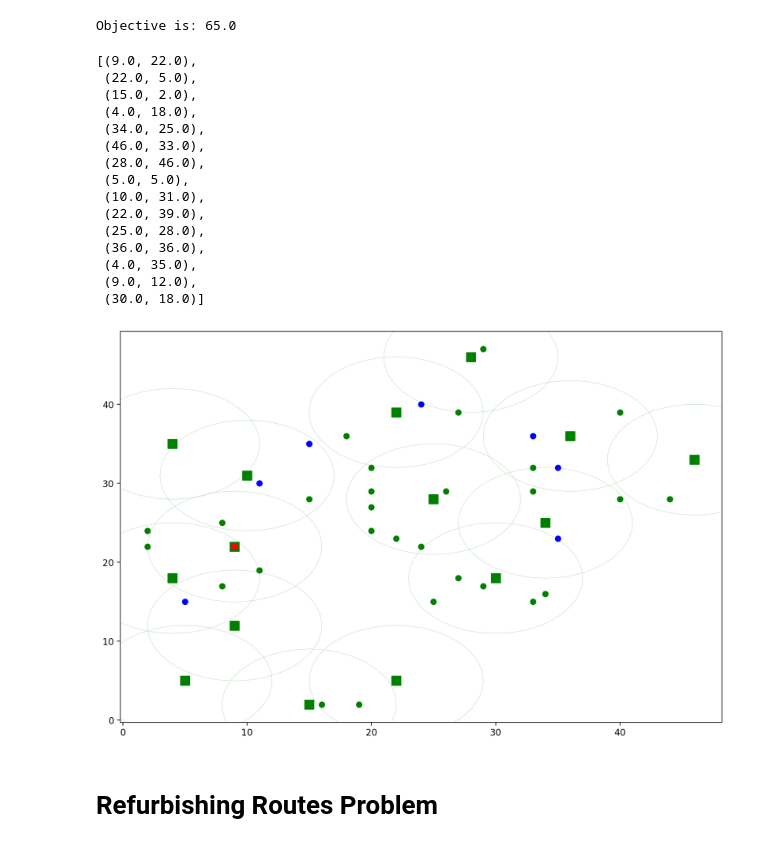
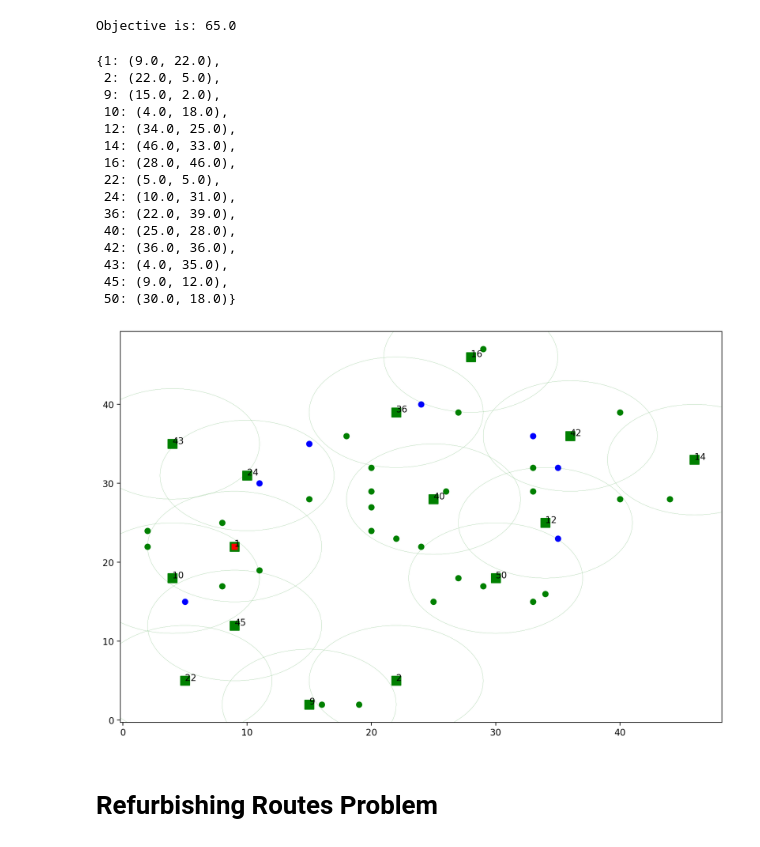
Before and after one commit to andreabosisio/RoboMarkt, a Jupyter notebook: RoboMarkt.ipynb, the cells around one changed output. Drawn from its saved outputs; the diff is of its cells as text; code cells hidden in the pictures.

Commit message:
clarke-wright implementation (to test)  + plotting with bugs

```diff
--- a/RoboMarkt.ipynb
+++ b/RoboMarkt.ipynb
@@ -76,43 +78,42 @@ print("Objective is:", totalcost.value())
 # %% [output]
 Objective is: 65.0
 # %%
-stores = ampl.get_variable('y').get_values().toDict()
+y = ampl.get_variable('y').get_values().toDict()
 ampl.close()
 
 # Installed stores coordinates
-storesCoords = list()
+# Installed stores coordinates
+storesCoords = dict()
 
-storesIndxs = list()
-
-for i in range(1, len(stores)+1):
-    if stores.get(i) == 1:
-        storesCoords.append((coordX.get(i), coordY.get(i)))
-        storesIndxs.append(i)
+for i in range(1, len(y)+1):
+    if y.get(i) == 1:
+        storesCoords.update({i: (coordX.get(i), coordY.get(i))})
 
 storesCoords
 # %% [output]
-[(9.0, 22.0),
- (22.0, 5.0),
- (15.0, 2.0),
- (4.0, 18.0),
- (34.0, 25.0),
- (46.0, 33.0),
- (28.0, 46.0),
- (5.0, 5.0),
- (10.0, 31.0),
- (22.0, 39.0),
- (25.0, 28.0),
- (36.0, 36.0),
- (4.0, 35.0),
- (9.0, 12.0),
- (30.0, 18.0)]
+{1: (9.0, 22.0),
+ 2: (22.0, 5.0),
+ 9: (15.0, 2.0),
+ 10: (4.0, 18.0),
+ 12: (34.0, 25.0),
+ 14: (46.0, 33.0),
+ 16: (28.0, 46.0),
+ 22: (5.0, 5.0),
+ 24: (10.0, 31.0),
+ 36: (22.0, 39.0),
+ 40: (25.0, 28.0),
+ 42: (36.0, 36.0),
+ 43: (4.0, 35.0),
+ 45: (9.0, 12.0),
+ 50: (30.0, 18.0)}
 # %%
-plot.scatter([c[0] for c in storesCoords], [c[1] for c in storesCoords], c='g', marker='s', s=100)
+plot.scatter([c[0] for c in storesCoords.values()], [c[1] for c in storesCoords.values()], c='g', marker='s', s=100)
 for c in storesCoords:
-    plot.add_artist(plt.Circle(c, rng, color='g', fill=False, linewidth=0.1))
+    plot.add_artist(plt.Circle(storesCoords.get(c), rng, color='g', fill=False, linewidth=0.1))
+    plot.annotate(c, storesCoords.get(c))
 fig
 # %% [output]
-[figure, old version]
+[figure, new version]
 # %% [markdown]
 # Refurbishing Routes Problem
 # %%
```
Also changed, not shown: parts of 13 cells of this notebook.
